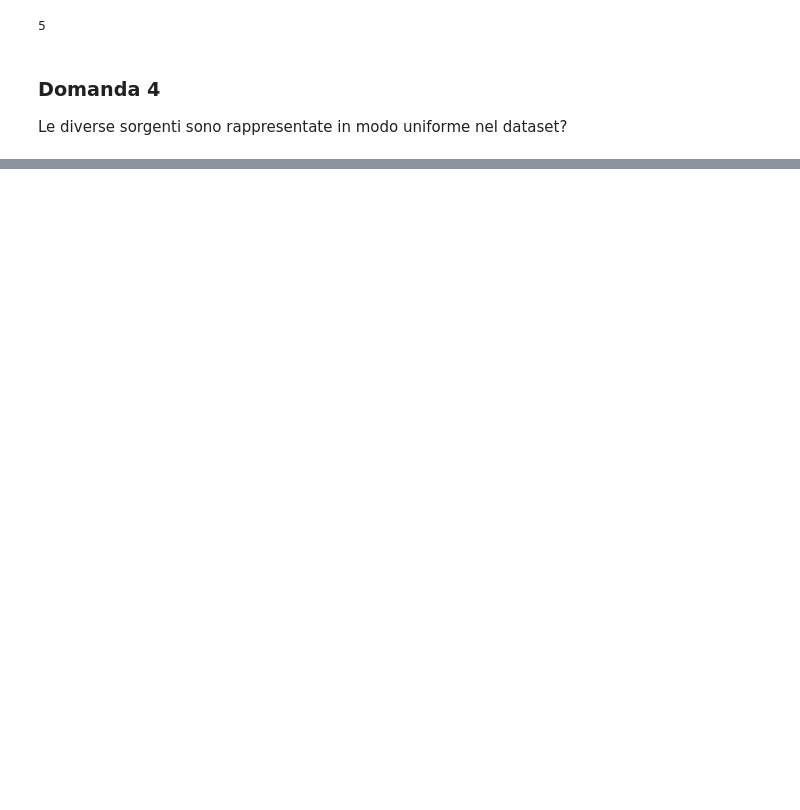
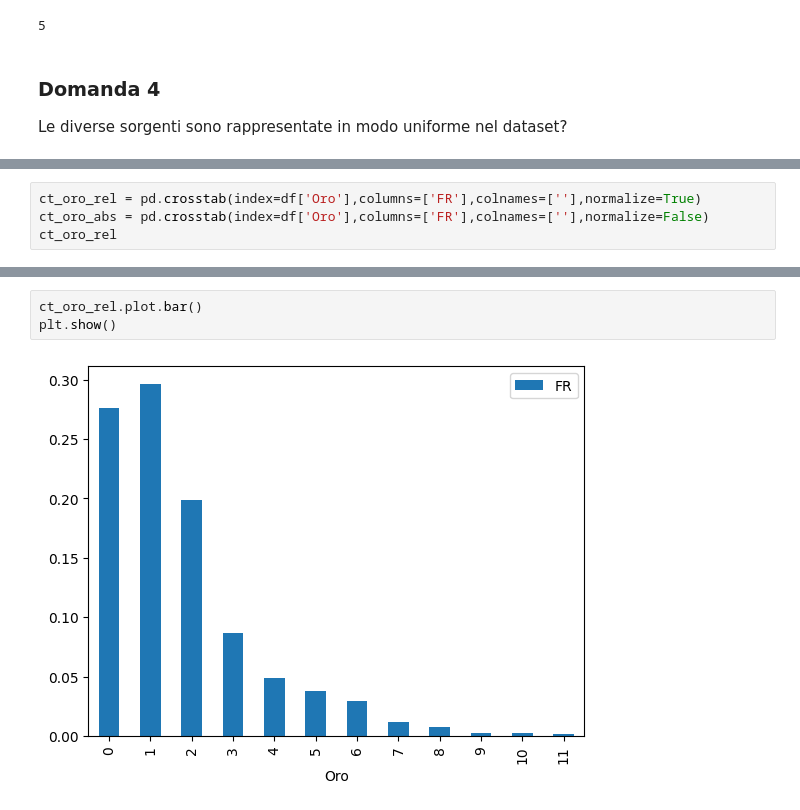
Before and after one commit to FriendlyWizard23/StatisticaL31, a Jupyter notebook: JUPYTER/TEMI D'ESAME/SOLUZIONI_MIE/ESERCITAZIONE/Esercitazione.ipynb, the cells around one changed output, grey strips where cells are left out. Drawn from its saved outputs; the diff is of its cells as text; blank space fills up the shorter version.

```diff
--- a/JUPYTER/TEMI D'ESAME/SOLUZIONI_MIE/ESERCITAZIONE/Esercitazione.ipynb
+++ b/JUPYTER/TEMI D'ESAME/SOLUZIONI_MIE/ESERCITAZIONE/Esercitazione.ipynb
@@ -131,0 +140,4 @@ Normalized ENTROPY:  0.3145005552445871
+# %%
+ct_oro_rel = pd.crosstab(index=df['Oro'],columns=['FR'],colnames=[''],normalize=True)
+ct_oro_abs = pd.crosstab(index=df['Oro'],columns=['FR'],colnames=[''],normalize=False)
+ct_oro_rel
@@ -131,0 +159,5 @@ Normalized ENTROPY:  0.3145005552445871
+# %%
+ct_oro_rel.plot.bar()
+plt.show()
+# %% [output]
+[figure, added]
```
Also changed, not shown: parts of 16 cells of this notebook, 2 other files.
